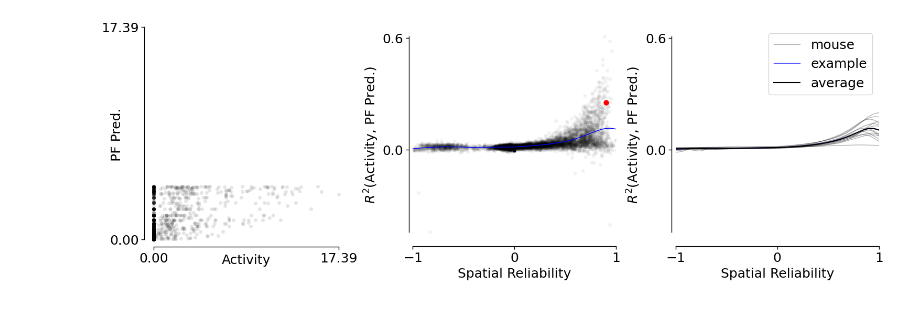
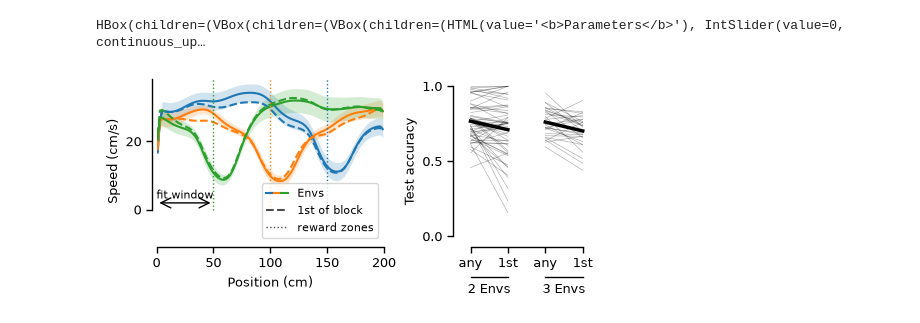
Before and after one commit to landoskape/vrAnalysis, a Jupyter notebook: dimensionality_manuscript/dim_intro_primary.ipynb, the cells around one changed output. Cells and saved outputs as stored; diff of their text form; code cells hidden in the pictures.

```diff
--- a/dimensionality_manuscript/dim_intro_primary.ipynb
+++ b/dimensionality_manuscript/dim_intro_primary.ipynb
@@ -19,10 +19,23 @@ from dimensionality_manuscript import ResultsStore, ResultsAggregator
 from dimensionality_manuscript.registry import RegistryPaths
 
 sessiondb = get_database("vrSessions")
-sessions = sessiondb.iter_sessions(imaging=True)
+sessions = sessiondb.iter_sessions(imaging=True, experimentType="Blender VR")
 cfg = PFPredQualityConfig()
 store = ResultsStore()
 results = ResultsAggregator(cfg, store, sessions)
+
+from syd import make_viewer
+from matplotlib.lines import Line2D
+from dimensionality_manuscript.configs import BehaviorSpeedEnvConfig
+from dimensionality_manuscript.configs.behavior_speed_env import (
+    ENV_REWARD_MAP,
+    ENV_SLOTS,
+    REFERENCE_ENV_LENGTH_CM,
+    WINDOW_FRACTION,
+)
+
+bse_cfg = BehaviorSpeedEnvConfig()
+bse_results = ResultsAggregator(bse_cfg, store, sessions)
 # %%
 registry_paths = RegistryPaths()
 figure_path = registry_paths.figure_path / "figure1"
@@ -94,9 +114,10 @@ idx_roi = {
     "oasis": 96,
     "sigrebase": 180,
 }[spks_type]
+idx_env = 0
 session = B2Session.create(mouse_name, date, session_id, dict(spks_type=spks_type))
 
-use_viewer = False
+use_viewer = True
 if use_viewer:
     viewer = example_r2_placefield(results, session, idx_roi, idx_env, return_syd_viewer=True)
     viewer.show()
@@ -109,4 +130,25 @@ else:
         figure_name = f"example_r2_placefield_{mouse_name}_{date}_{session_id}_{spks_type}_{idx_roi}_{idx_env}"
         save_figure(fig, figure_path / f"{figure_name}.png")
 # %% [output]
-[figure, removed]
+HBox(children=(VBox(children=(VBox(children=(HTML(value='<b>Parameters</b>'), IntSlider(value=0, continuous_up…
+# %%
+from dimensionality_manuscript.figure_scripts.figure1 import mouse_speed_by_environment
+
+return_syd_viewer = True
+plt.close('all')
+fig = mouse_speed_by_environment(
+    bse_results,
+    linewidth_average=1.5,
+    figsize=(5.0, 2.25),
+    return_syd_viewer = return_syd_viewer,
+)
+if return_syd_viewer:
+    fig.show()
+else:
+    plt.show()
+
+    save = True
+    if save:
+        save_figure(fig, figure_path / "speed_by_environment")
+# %% [output]
+[figure, added]
```
Also changed, not shown: parts of 6 cells of this notebook, 6 other files.
